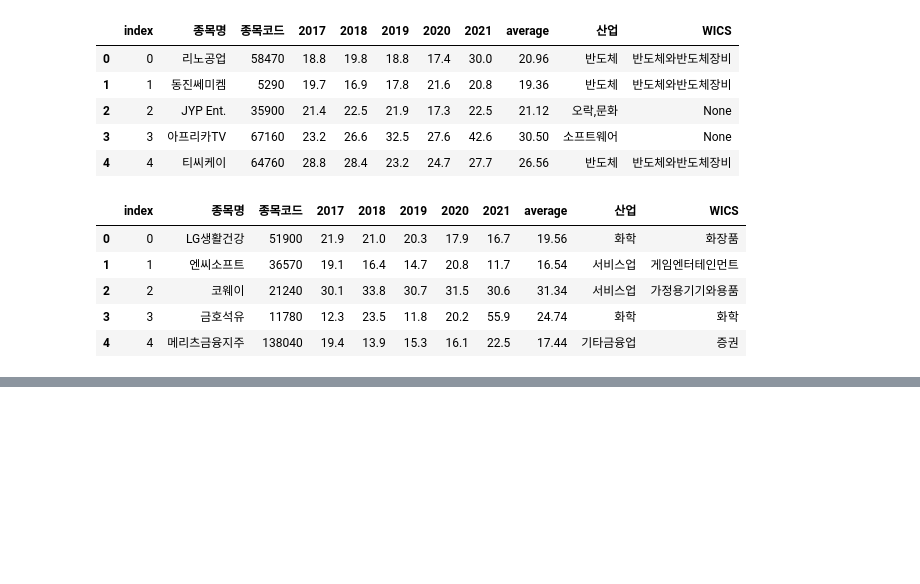
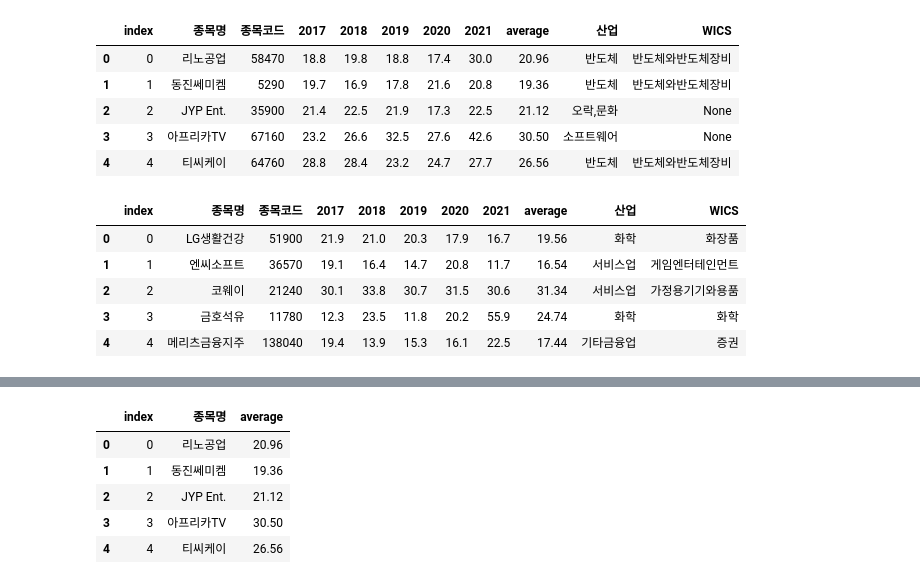
Before and after one commit to hk-project-team1/Munger, a Jupyter notebook: 2.데이터저장/MungerDatabase.ipynb, the cells around one changed output, grey strips where cells are left out. Cells and saved outputs as stored; diff of their text form; code cells hidden in the pictures; blank space fills up the shorter version.

```diff
--- a/2.데이터저장/MungerDatabase.ipynb
+++ b/2.데이터저장/MungerDatabase.ipynb
@@ -165,0 +203,3 @@ df11.head()
+# %%
+df10 = df10[["종목명","average"]]
+df10.head()
@@ -165,0 +213,11 @@ df11.head()
+# %%
+df10.to_sql('KosdaqROE', con, if_exists='replace')
+df10 = pd.read_sql("SELECT * FROM KosdaqROE", con)
+df10.head()
+# %% [output]
+|  | index | 종목명 | average |
+| 0 | 0 | 리노공업 | 20.96 |
+| 1 | 1 | 동진쎄미켐 | 19.36 |
+| 2 | 2 | JYP Ent. | 21.12 |
+| 3 | 3 | 아프리카TV | 30.50 |
+| 4 | 4 | 티씨케이 | 26.56 |
```
Also changed, not shown: parts of 6 cells of this notebook, 1 other file.
